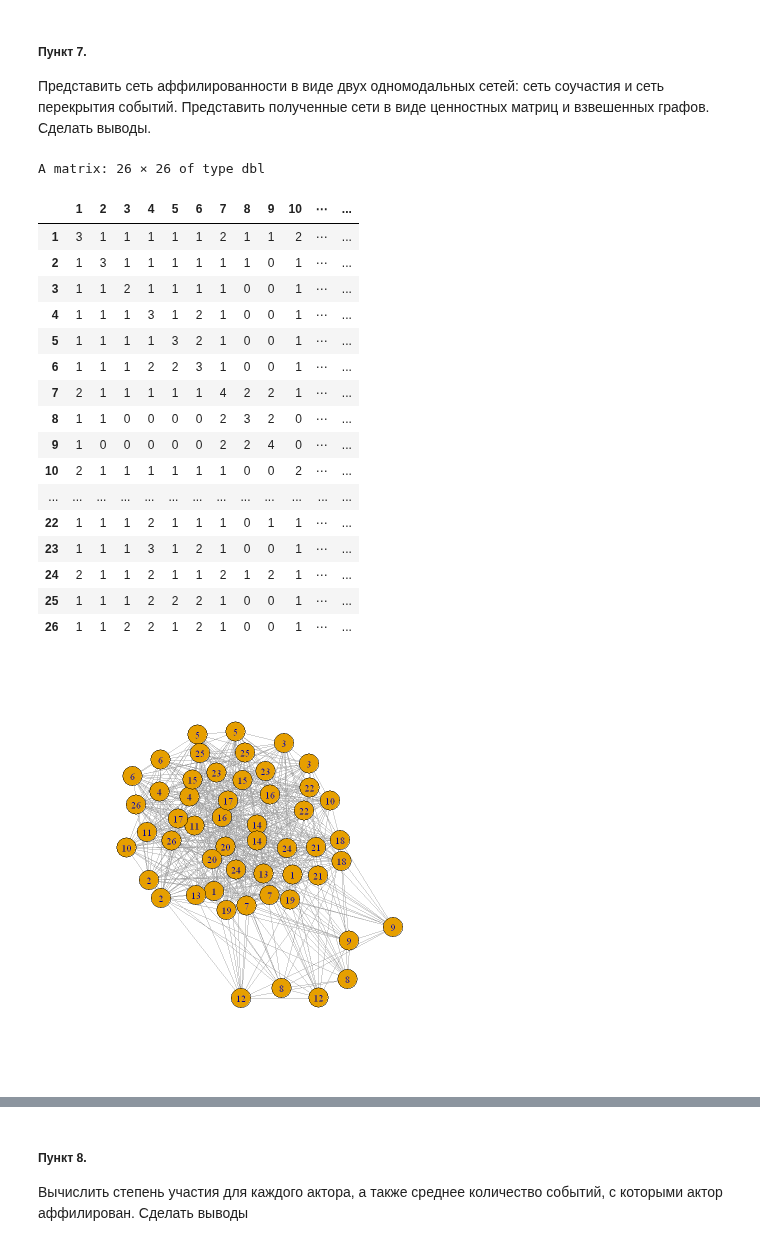
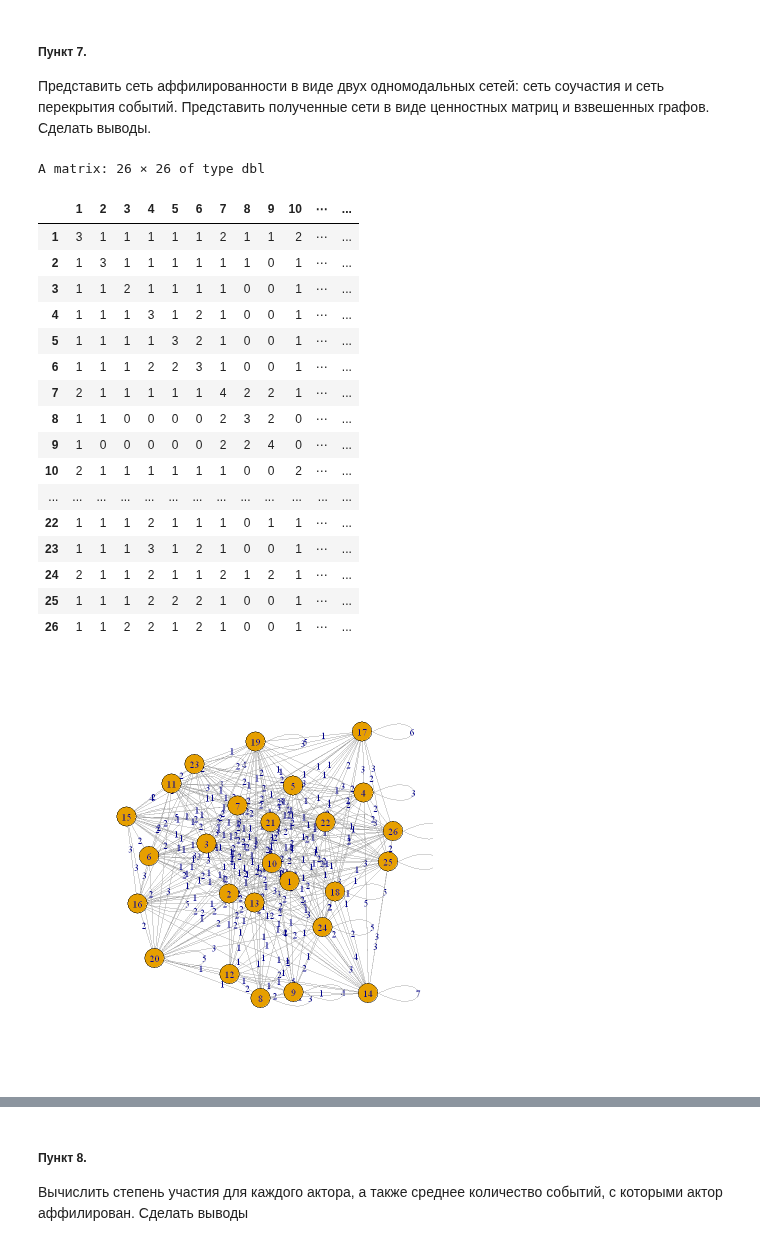
Before and after one commit to the-mvi/nta-2022, a Jupyter notebook: 0382_Mikhailova_OD/task2.ipynb, the cells around one changed output, grey strips where cells are left out. Saved outputs shown, nothing was run; the diff lists cells and outputs as text; code cells hidden in the pictures.

```diff
--- a/0382_Mikhailova_OD/task2.ipynb
+++ b/0382_Mikhailova_OD/task2.ipynb
@@ -353,30 +355,30 @@ plot(G2, main = 'Двойственный гиперграф')
 # %%
 #7
 #сеть соучастия:
 matr_N <- matr2 %*% t(matr2)
 matr_N
-grN <-graph.incidence(matr_N, weighted = TRUE)
-plot(grN, edge.label = E(gr)$weight)
+grN <-graph.adjacency(matr_N, mode='undirected', weighted=TRUE)
+plot(grN, edge.label=E(grN)$weight, layout=layout_with_kk)
 # %% [output]
 A matrix: 26 × 26 of type dbl
 |  | 1 | 2 | 3 | 4 | 5 | 6 | 7 | 8 | 9 | 10 | ⋯ | ... |
 | 1 | 3 | 1 | 1 | 1 | 1 | 1 | 2 | 1 | 1 | 2 | ⋯ | ... |
 | 2 | 1 | 3 | 1 | 1 | 1 | 1 | 1 | 1 | 0 | 1 | ⋯ | ... |
 | 3 | 1 | 1 | 2 | 1 | 1 | 1 | 1 | 0 | 0 | 1 | ⋯ | ... |
 | 4 | 1 | 1 | 1 | 3 | 1 | 2 | 1 | 0 | 0 | 1 | ⋯ | ... |
 | 5 | 1 | 1 | 1 | 1 | 3 | 2 | 1 | 0 | 0 | 1 | ⋯ | ... |
 | 6 | 1 | 1 | 1 | 2 | 2 | 3 | 1 | 0 | 0 | 1 | ⋯ | ... |
 | 7 | 2 | 1 | 1 | 1 | 1 | 1 | 4 | 2 | 2 | 1 | ⋯ | ... |
 | 8 | 1 | 1 | 0 | 0 | 0 | 0 | 2 | 3 | 2 | 0 | ⋯ | ... |
 | 9 | 1 | 0 | 0 | 0 | 0 | 0 | 2 | 2 | 4 | 0 | ⋯ | ... |
 | 10 | 2 | 1 | 1 | 1 | 1 | 1 | 1 | 0 | 0 | 2 | ⋯ | ... |
 | ... | ... | ... | ... | ... | ... | ... | ... | ... | ... | ... | ... | ... |
 | 22 | 1 | 1 | 1 | 2 | 1 | 1 | 1 | 0 | 1 | 1 | ⋯ | ... |
 | 23 | 1 | 1 | 1 | 3 | 1 | 2 | 1 | 0 | 0 | 1 | ⋯ | ... |
 | 24 | 2 | 1 | 1 | 2 | 1 | 1 | 2 | 1 | 2 | 1 | ⋯ | ... |
 | 25 | 1 | 1 | 1 | 2 | 2 | 2 | 1 | 0 | 0 | 1 | ⋯ | ... |
 | 26 | 1 | 1 | 2 | 2 | 1 | 2 | 1 | 0 | 0 | 1 | ⋯ | ... |
-[figure, old version]
+[figure, new version]
 # %%
 #7
 #сеть перекрытия событий
```
Also changed, not shown: parts of 13 cells of this notebook.
